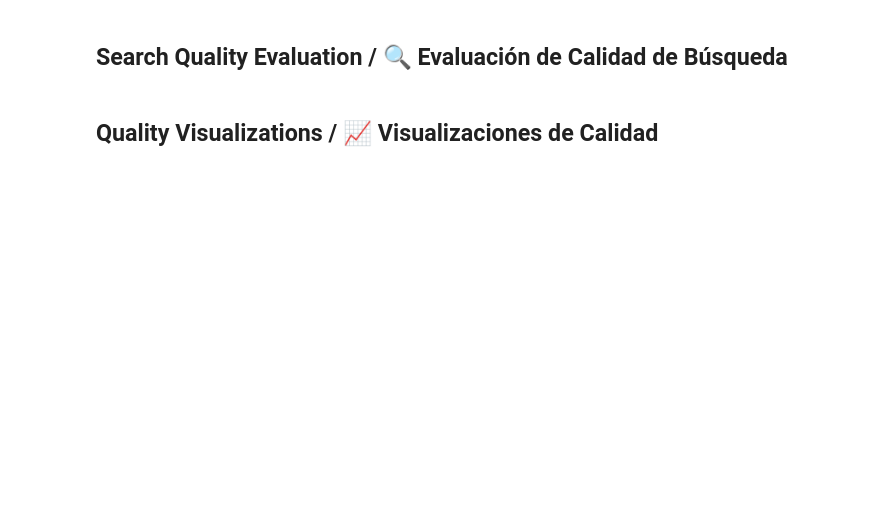
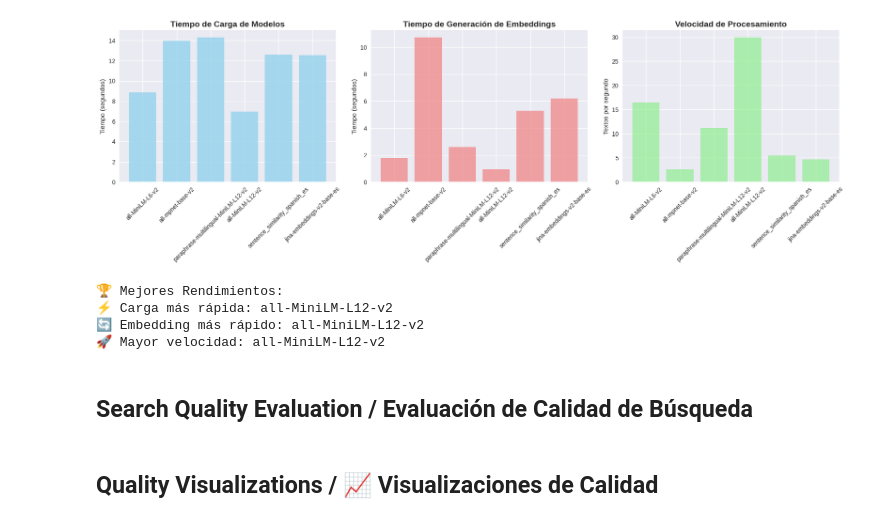
Before and after one commit to jesusoviedo/lus-laboris-py, a Jupyter notebook: notebooks/02_vectorstore_embedding_exploration.ipynb, the cells around one changed output. Drawn from its saved outputs; the diff is of its cells as text; code cells hidden in the pictures; blank space fills up the shorter version.

```diff
--- a/notebooks/02_vectorstore_embedding_exploration.ipynb
+++ b/notebooks/02_vectorstore_embedding_exploration.ipynb
@@ -112,0 +153,9 @@ print(f"❓ Consultas de prueba: {len(SAMPLE_QUERIES)}")
+# %%
+# Extraer textos de los artículos para las pruebas
+# Usar una muestra representativa de diferentes capítulos
+articles_by_chapter = {}
+for article in law_data['articulos']:
+    chapter = article['capitulo_descripcion']
+    if chapter not in articles_by_chapter:
+        articles_by_chapter[chapter] = []
+    articles_by_chapter[chapter].append(article)
@@ -112,0 +181,17 @@ print(f"❓ Consultas de prueba: {len(SAMPLE_QUERIES)}")
+# %%
+# Seleccionar artículos representativos de diferentes capítulos
+SAMPLE_LEGAL_TEXTS = []
+selected_articles = []
+
+for chapter, articles in list(articles_by_chapter.items())[:8]:  # Primeros 8 capítulos
+    # Tomar 1-4 artículos por capítulo
+    sample_size = min(4, len(articles))
+    chapter_articles = articles[:sample_size]
+
+    for article in chapter_articles:
+        SAMPLE_LEGAL_TEXTS.append(article['texto'])
+        selected_articles.append({
+            'numero': article['articulo_numero'],
+            'capitulo': chapter,
+            'texto': article['texto'][:100] + "..."  # Preview
+        })
@@ -225,38 +479,44 @@ display(df_performance.round(3))
 # %%
 # Visualización de tiempos de carga y embedding
 fig, axes = plt.subplots(1, 3, figsize=(18, 6))
 
 # Gráfico 1: Tiempos de carga
 axes[0].bar(df_performance['Modelo'], df_performance['Tiempo Carga (s)'],
            color='skyblue', alpha=0.7)
-axes[0].set_title('⏱️ Tiempo de Carga de Modelos', fontsize=14, fontweight='bold')
+axes[0].set_title('Tiempo de Carga de Modelos', fontsize=14, fontweight='bold')
 axes[0].set_ylabel('Tiempo (segundos)')
 axes[0].tick_params(axis='x', rotation=45)
 
 # Gráfico 2: Tiempos de embedding
 axes[1].bar(df_performance['Modelo'], df_performance['Tiempo Embedding (s)'],
            color='lightcoral', alpha=0.7)
-axes[1].set_title('🔄 Tiempo de Generación de Embeddings', fontsize=14, fontweight='bold')
+axes[1].set_title('Tiempo de Generación de Embeddings', fontsize=14, fontweight='bold')
 axes[1].set_ylabel('Tiempo (segundos)')
 axes[1].tick_params(axis='x', rotation=45)
 
 # Gráfico 3: Velocidad de procesamiento
 axes[2].bar(df_performance['Modelo'], df_performance['Velocidad (textos/s)'],
            color='lightgreen', alpha=0.7)
-axes[2].set_title('🚀 Velocidad de Procesamiento', fontsize=14, fontweight='bold')
+axes[2].set_title('Velocidad de Procesamiento', fontsize=14, fontweight='bold')
 axes[2].set_ylabel('Textos por segundo')
 axes[2].tick_params(axis='x', rotation=45)
 
 plt.tight_layout()
 plt.show()
 
 # Mostrar el modelo más rápido en cada categoría
 print("🏆 Mejores Rendimientos:")
 print(f"⚡ Carga más rápida: {df_performance.loc[df_performance['Tiempo Carga (s)'].idxmin(), 'Modelo']}")
 print(f"🔄 Embedding más rápido: {df_performance.loc[df_performance['Tiempo Embedding (s)'].idxmin(), 'Modelo']}")
 print(f"🚀 Mayor velocidad: {df_performance.loc[df_performance['Velocidad (textos/s)'].idxmax(), 'Modelo']}")
+# %% [output]
+[figure, added]
+🏆 Mejores Rendimientos:
+⚡ Carga más rápida: all-MiniLM-L12-v2
+🔄 Embedding más rápido: all-MiniLM-L12-v2
+🚀 Mayor velocidad: all-MiniLM-L12-v2
 # %% [markdown]
-## Search Quality Evaluation / 🔍 Evaluación de Calidad de Búsqueda
+## Search Quality Evaluation / Evaluación de Calidad de Búsqueda
 # %%
 def calculate_cosine_similarity(embedding1: np.ndarray, embedding2: np.ndarray) -> float:
     """Calcular similitud coseno entre dos embeddings"""
```
Also changed, not shown: parts of 29 cells of this notebook, 2 other files.
